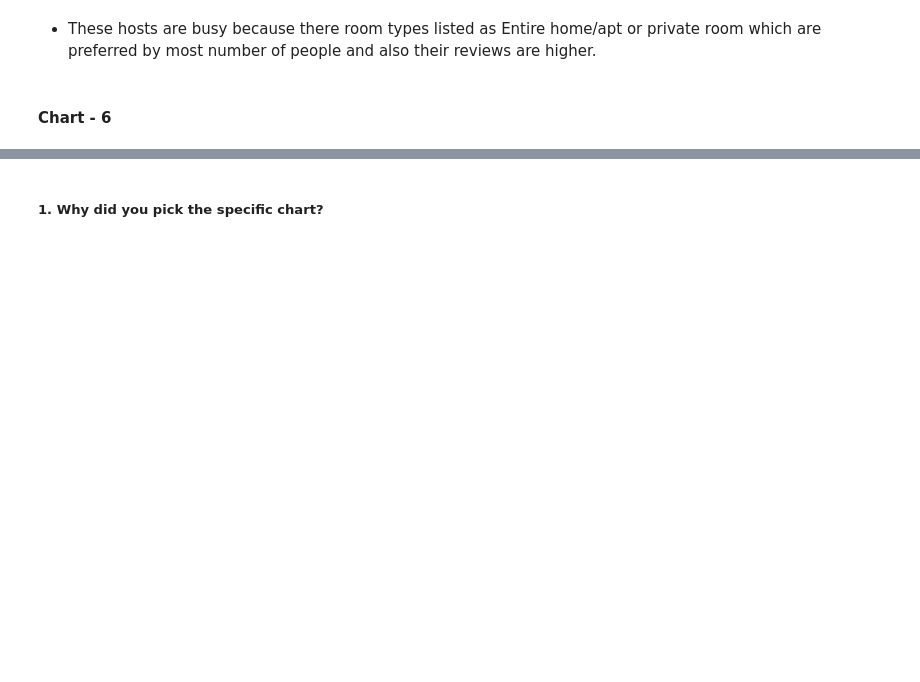
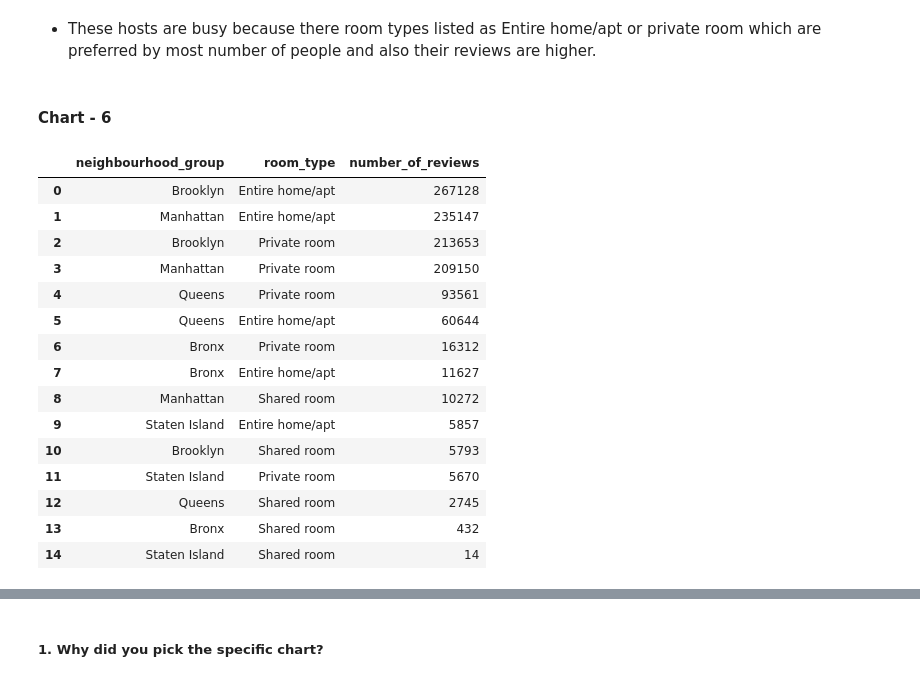
Before and after one commit to 251aditya/EDA-project-of-Airbnb, a Jupyter notebook: Aditya's_EDA_Submission_Template.ipynb, the cells around one changed output, grey strips where cells are left out. Drawn from its saved outputs; the diff is of its cells as text; code cells hidden in the pictures; blank space fills up the shorter version.

```diff
--- a/Aditya's_EDA_Submission_Template.ipynb
+++ b/Aditya's_EDA_Submission_Template.ipynb
@@ -537,0 +532,23 @@ Are there any insights that lead to negative growth? Justify with specific reaso
+# %%
+# Chart - 6 visualization code
+# find out the relation between room type,neighbourhood groups and number of reviews
+types_of_rooms_in_area = Airbnb.groupby(['neighbourhood_group','room_type'])['number_of_reviews'].sum()
+types_of_rooms_in_area = types_of_rooms_in_area.sort_values(ascending=False).reset_index()
+types_of_rooms_in_area
+# %% [output]
+|  | neighbourhood_group | room_type | number_of_reviews |
+| 0 | Brooklyn | Entire home/apt | 267128 |
+| 1 | Manhattan | Entire home/apt | 235147 |
+| 2 | Brooklyn | Private room | 213653 |
+| 3 | Manhattan | Private room | 209150 |
+| 4 | Queens | Private room | 93561 |
+| 5 | Queens | Entire home/apt | 60644 |
+| 6 | Bronx | Private room | 16312 |
+| 7 | Bronx | Entire home/apt | 11627 |
+| 8 | Manhattan | Shared room | 10272 |
+| 9 | Staten Island | Entire home/apt | 5857 |
+| 10 | Brooklyn | Shared room | 5793 |
+| 11 | Staten Island | Private room | 5670 |
+| 12 | Queens | Shared room | 2745 |
+| 13 | Bronx | Shared room | 432 |
+| 14 | Staten Island | Shared room | 14 |
```
Also changed, not shown: parts of 33 cells of this notebook.
